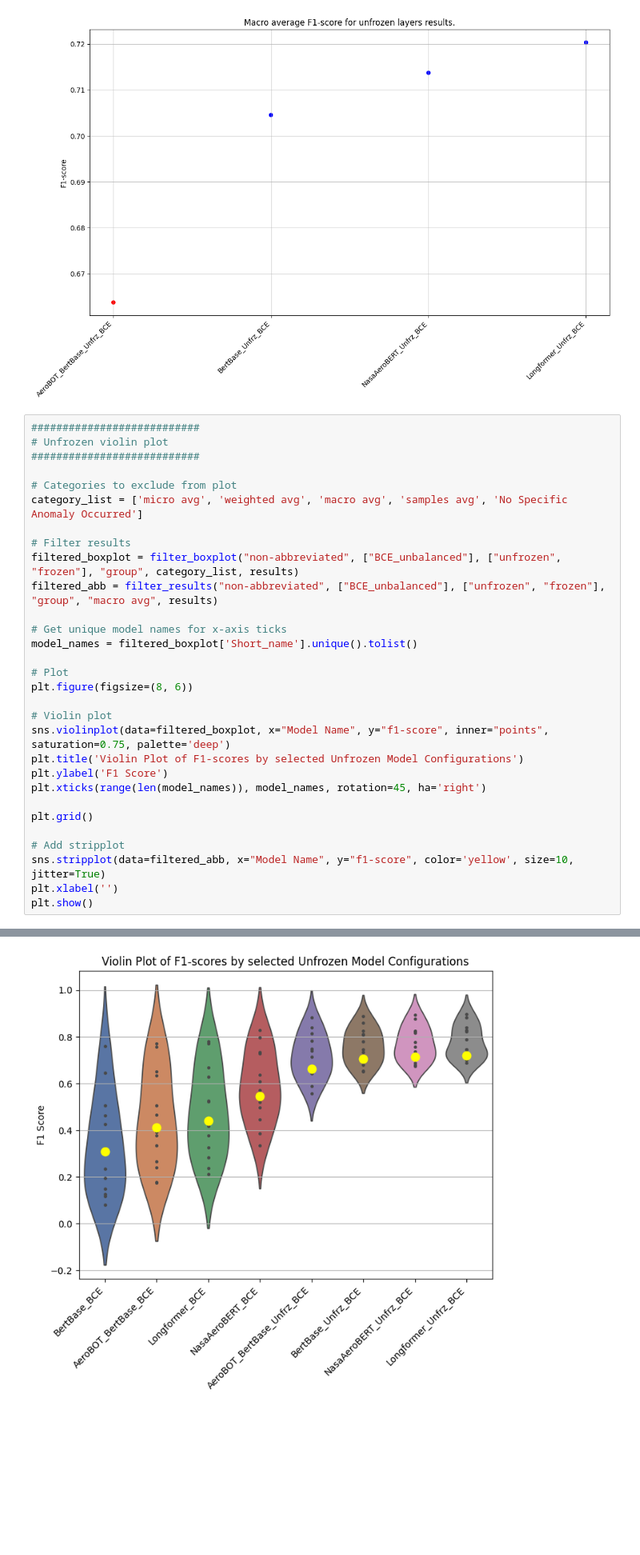
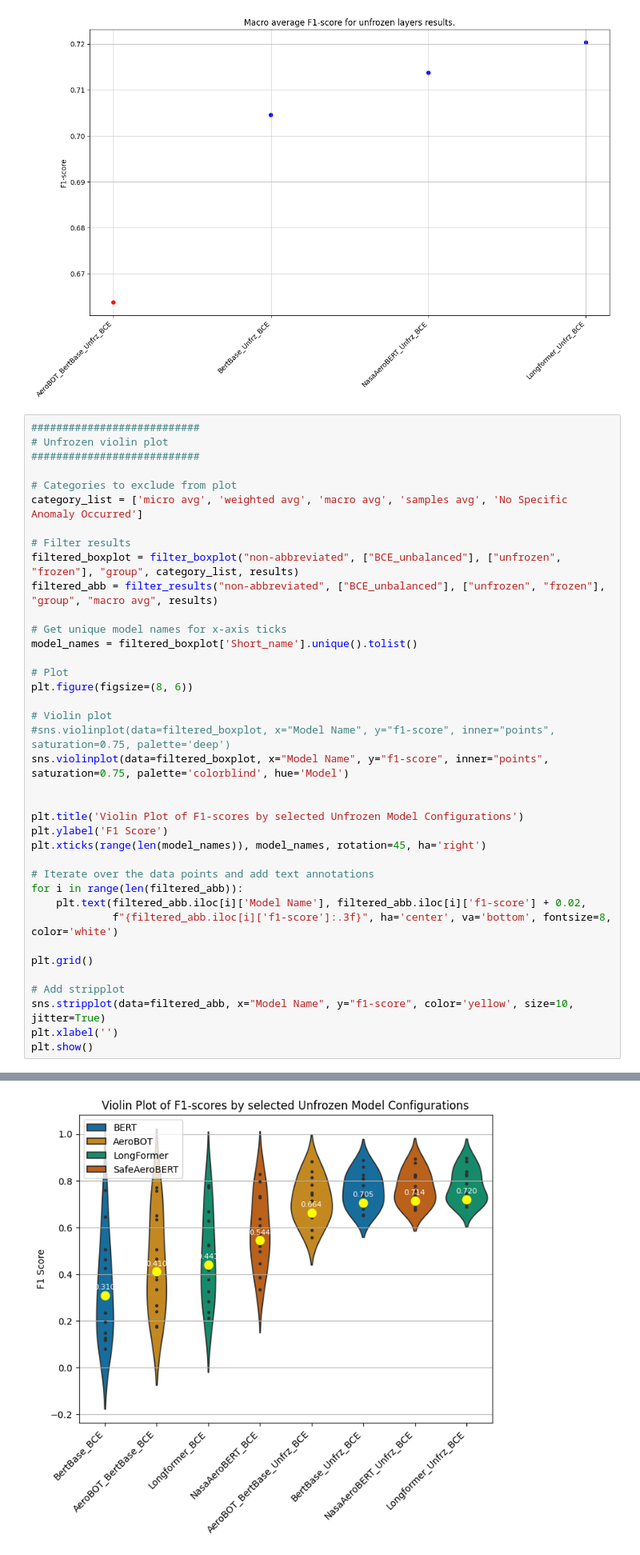
Before and after one commit to Gogonemnem/Safran-Project, a Jupyter notebook: Visualization_plot.ipynb, the cells around one changed output, grey strips where cells are left out. Shown at 80% size. Drawn from its saved outputs; the diff is of its cells as text; blank space fills up the shorter version.

```diff
--- a/Visualization_plot.ipynb
+++ b/Visualization_plot.ipynb
@@ -298,10 +304,18 @@ model_names = filtered_boxplot['Short_name'].unique().tolist()
 plt.figure(figsize=(8, 6))
 
 # Violin plot
-sns.violinplot(data=filtered_boxplot, x="Model Name", y="f1-score", inner="points", saturation=0.75, palette='deep')
+#sns.violinplot(data=filtered_boxplot, x="Model Name", y="f1-score", inner="points", saturation=0.75, palette='deep')
+sns.violinplot(data=filtered_boxplot, x="Model Name", y="f1-score", inner="points", saturation=0.75, palette='colorblind', hue='Model')
+
+
 plt.title('Violin Plot of F1-scores by selected Unfrozen Model Configurations')
 plt.ylabel('F1 Score')
 plt.xticks(range(len(model_names)), model_names, rotation=45, ha='right')
+
+# Iterate over the data points and add text annotations
+for i in range(len(filtered_abb)):
+    plt.text(filtered_abb.iloc[i]['Model Name'], filtered_abb.iloc[i]['f1-score'] + 0.02,
+             f"{filtered_abb.iloc[i]['f1-score']:.3f}", ha='center', va='bottom', fontsize=8, color='white')
 
 plt.grid()
 
@@ -316,3 +327,3 @@ Passing `palette` without assigning `hue` is deprecated and will be removed in v
-[figure, old version]
+[figure, new version]
 # %% [markdown]
 ### LOSS
```
Also changed, not shown: parts of 8 cells of this notebook, 2 other files.
